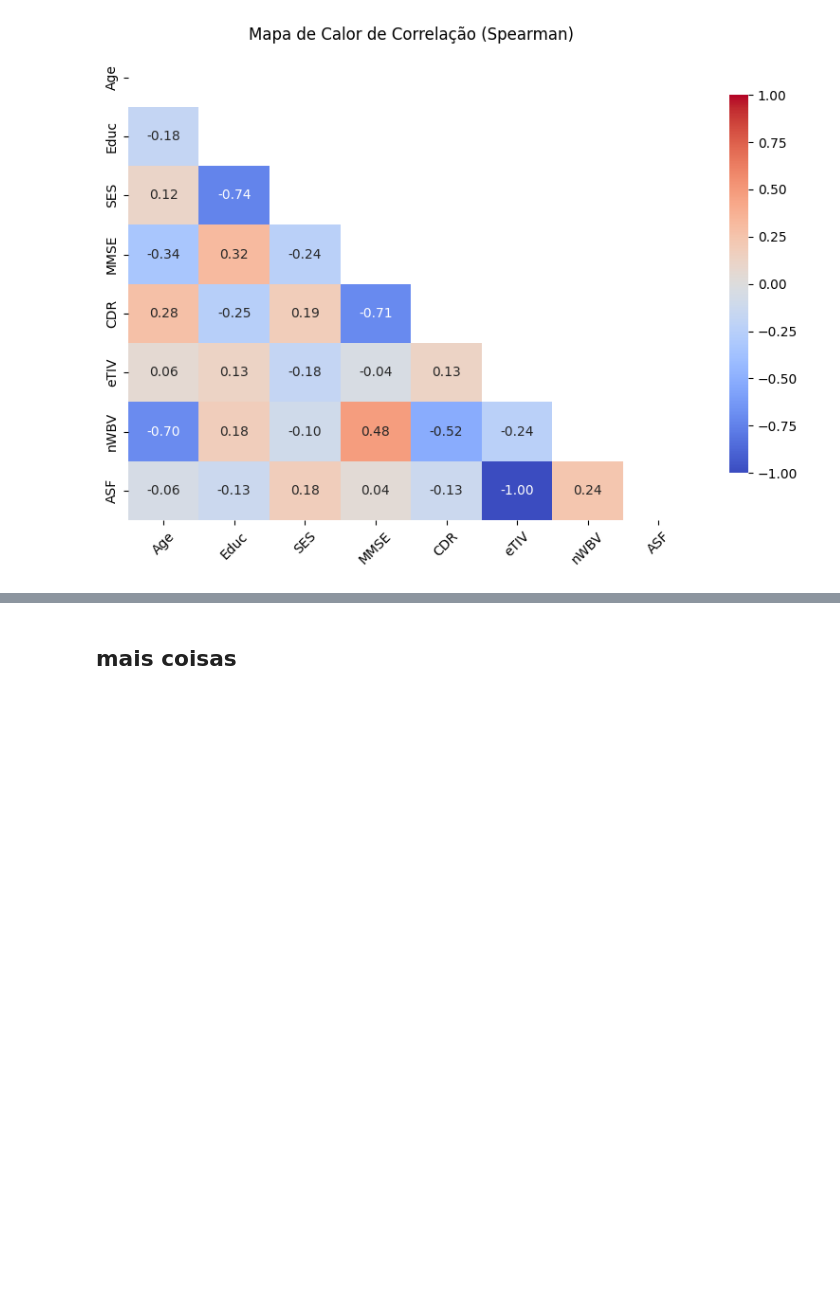
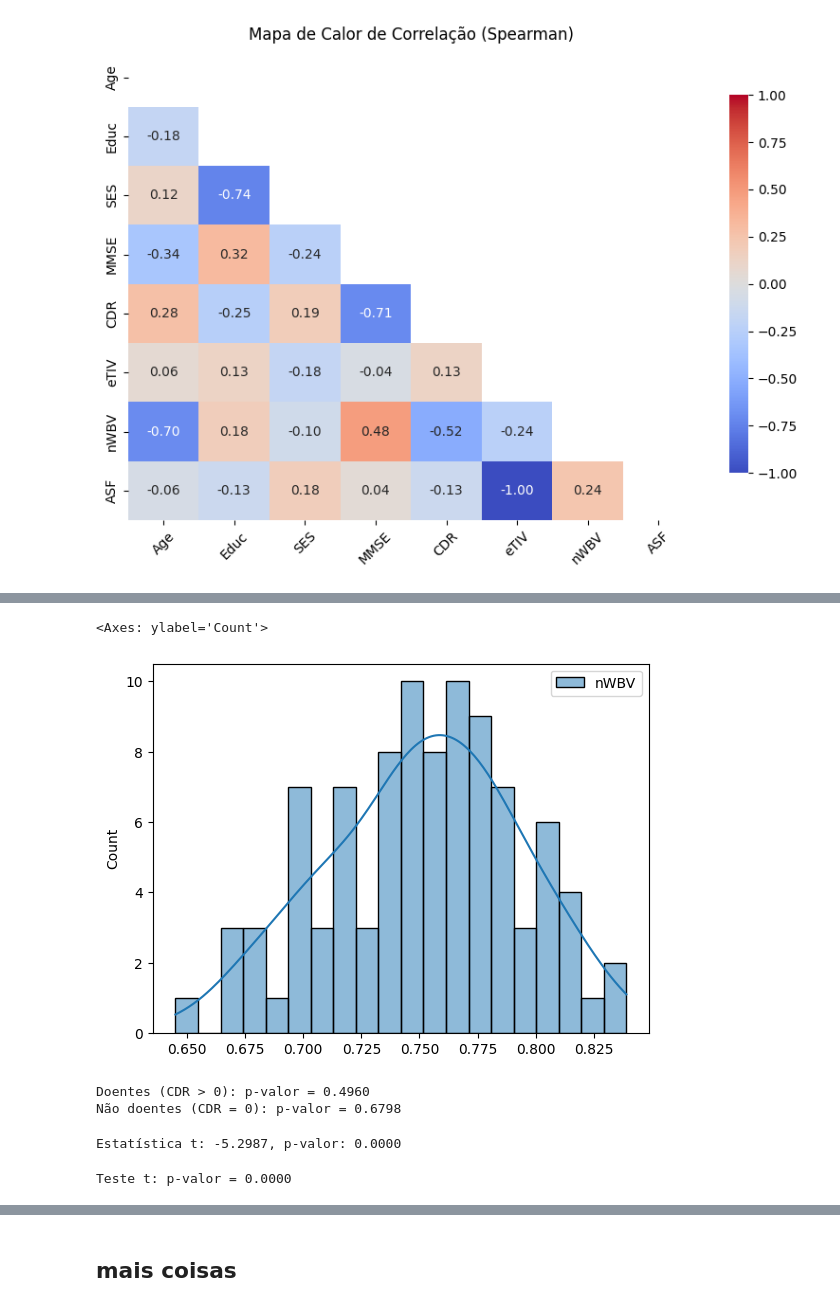
Before and after one commit to Joangopa/datascienceforneuro, a Jupyter notebook: testes.ipynb, the cells around one changed output, grey strips where cells are left out. Cells and saved outputs as stored; diff of their text form; code cells hidden in the pictures; blank space fills up the shorter version.

```diff
--- a/testes.ipynb
+++ b/testes.ipynb
@@ -259,0 +266,44 @@ plt.show()
+# %%
+nwbv_nao_doentes_maiores_60 = data.loc[(data['Age'] > 60) & (data['CDR']  == 0), ['nWBV']]
+
+sns.histplot(nwbv_nao_doentes_maiores_60, bins=20, kde=True, color='blue', label='Doentes Não Doentes Maiores de 60 anos')
+# %% [output]
+<Axes: ylabel='Count'>
+[figure, added]
+# %%
+# provando normalidade dos dados
+
+from scipy.stats import shapiro
+
+# Teste de normalidade para doentes (CDR > 0)
+stat, p_doentes = shapiro(nwbv_doentes_maiores_60['nWBV'])
+print(f"Doentes (CDR > 0): p-valor = {p_doentes:.4f}")
+
+# Teste de normalidade para não doentes (CDR = 0)
+stat, p_nao_doentes = shapiro(nwbv_nao_doentes_maiores_60['nWBV'])
+print(f"Não doentes (CDR = 0): p-valor = {p_nao_doentes:.4f}")
+# %% [output]
+Doentes (CDR > 0): p-valor = 0.4960
+Não doentes (CDR = 0): p-valor = 0.6798
+# %%
+# temos distribuições normais, podemos usar o teste t de Student para comparar as médias entre os dois grupos.
+from scipy.stats import ttest_ind
+from scipy.stats import ttest_ind, norm
+# Teste t de Student para dois grupos independentes
+t_stat, p_value = ttest_ind(nwbv_doentes_maiores_60['nWBV'], nwbv_nao_doentes_maiores_60['nWBV'], equal_var=False)
+print(f"Estatística t: {t_stat:.4f}, p-valor: {p_value:.4f}")
+# %% [output]
+Estatística t: -5.2987, p-valor: 0.0000
+# %%
+from scipy.stats import ttest_ind
+
+# Teste t para amostras independentes
+t_stat, p_valor = ttest_ind(
+    nwbv_doentes_maiores_60['nWBV'],
+    nwbv_nao_doentes_maiores_60['nWBV'],
+    alternative='less'  # Teste unilateral: doentes têm nWBV menor
+)
+
+print(f"Teste t: p-valor = {p_valor:.4f}")
+# %% [output]
+Teste t: p-valor = 0.0000
```
Also changed, not shown: parts of 47 cells of this notebook, 13 other files.
